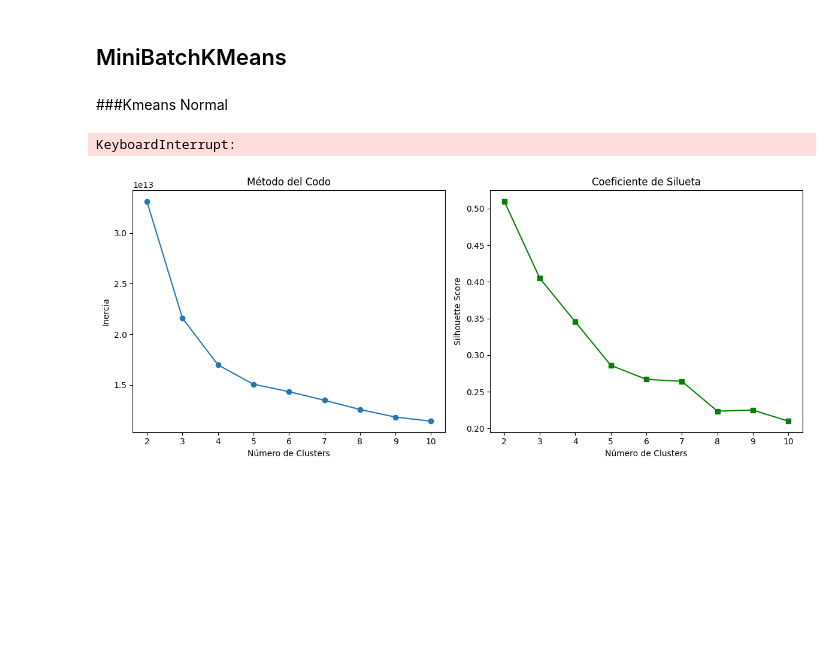
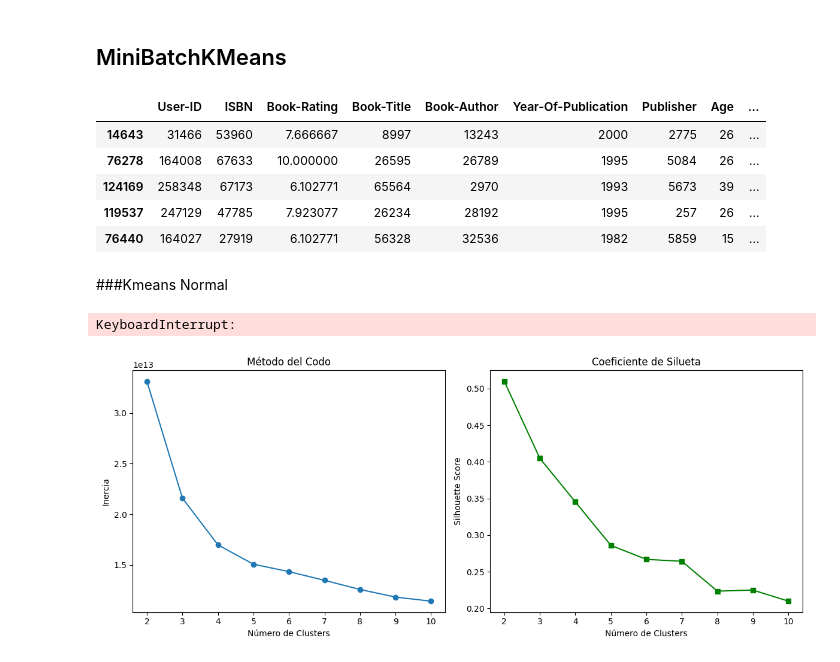
Before and after one commit to vyolete/SystemRecomendations, a Jupyter notebook: KmeansBookRecomendation.ipynb, the cells around one changed output. Cells and saved outputs as stored; diff of their text form; code cells hidden in the pictures; blank space fills up the shorter version.

```diff
--- a/KmeansBookRecomendation.ipynb
+++ b/KmeansBookRecomendation.ipynb
@@ -131,5 +140,14 @@ df_standar.shape
 # %% [markdown]
 ## MiniBatchKMeans
+# %%
+df_original.head()
+# %% [output]
+|  | User-ID | ISBN | Book-Rating | Book-Title | Book-Author | Year-Of-Publication | Publisher | Age | ... |
+| 14643 | 31466 | 53960 | 7.666667 | 8997 | 13243 | 2000 | 2775 | 26 | ... |
+| 76278 | 164008 | 67633 | 10.000000 | 26595 | 26789 | 1995 | 5084 | 26 | ... |
+| 124169 | 258348 | 67173 | 6.102771 | 65564 | 2970 | 1993 | 5673 | 39 | ... |
+| 119537 | 247129 | 47785 | 7.923077 | 26234 | 28192 | 1995 | 257 | 26 | ... |
+| 76440 | 164027 | 27919 | 6.102771 | 56328 | 32536 | 1982 | 5859 | 15 | ... |
 # %%
 #Solo ejecutar si se va realizar un muestreo
 from sklearn.cluster import MiniBatchKMeans
```
Also changed, not shown: parts of 3 cells of this notebook.
